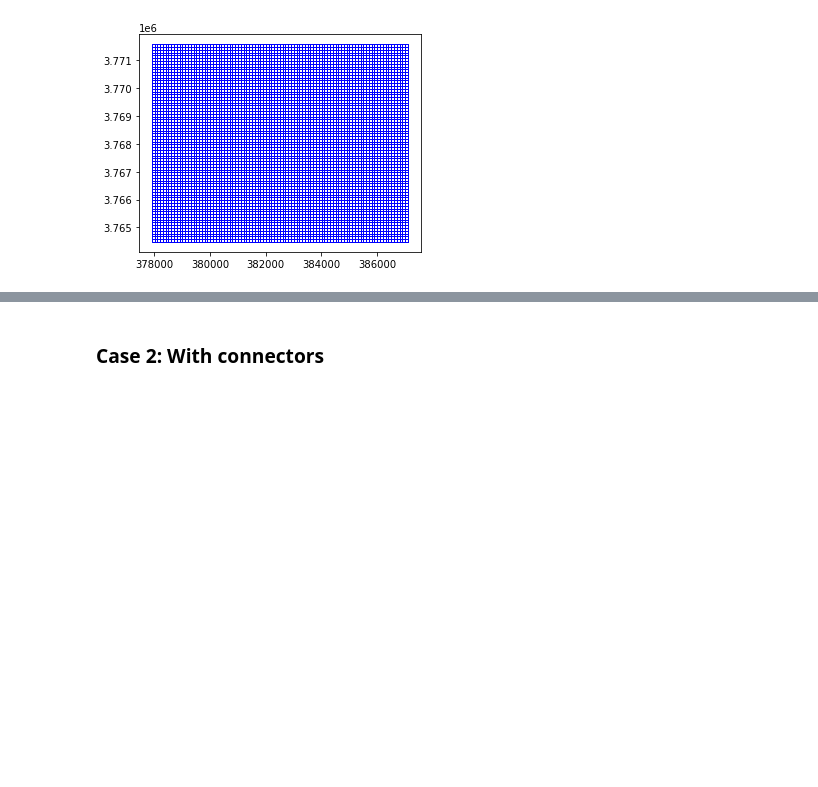
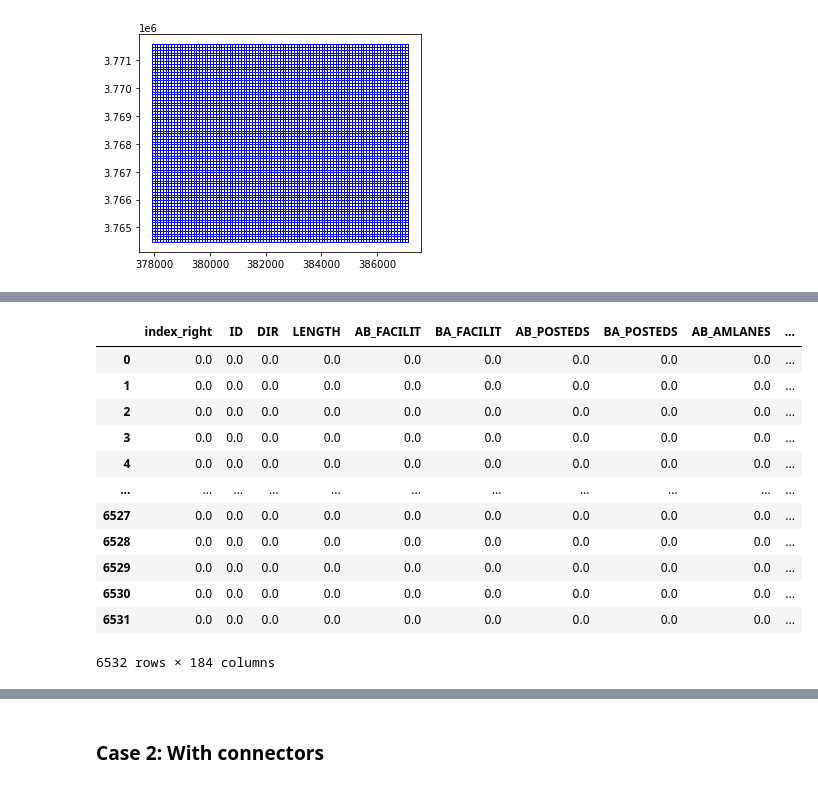
Before and after one commit to josephko91/anthropogenic-heat-la, a Jupyter notebook: traffic.ipynb, the cells around one changed output, grey strips where cells are left out. Drawn from its saved outputs; the diff is of its cells as text; code cells hidden in the pictures; blank space fills up the shorter version.

```diff
--- a/traffic.ipynb
+++ b/traffic.ipynb
@@ -307,0 +318,18 @@ grid.plot(ax=ax, facecolor="none", edgecolor='blue', alpha = 0.1)
+# %%
+grid_group = grid_merged.groupby([grid_merged.index]).sum()
+# %%
+grid_group
+# %% [output]
+|  | index_right | ID | DIR | LENGTH | AB_FACILIT | BA_FACILIT | AB_POSTEDS | BA_POSTEDS | AB_AMLANES | ... |
+| 0 | 0.0 | 0.0 | 0.0 | 0.0 | 0.0 | 0.0 | 0.0 | 0.0 | 0.0 | ... |
+| 1 | 0.0 | 0.0 | 0.0 | 0.0 | 0.0 | 0.0 | 0.0 | 0.0 | 0.0 | ... |
+| 2 | 0.0 | 0.0 | 0.0 | 0.0 | 0.0 | 0.0 | 0.0 | 0.0 | 0.0 | ... |
+| 3 | 0.0 | 0.0 | 0.0 | 0.0 | 0.0 | 0.0 | 0.0 | 0.0 | 0.0 | ... |
+| 4 | 0.0 | 0.0 | 0.0 | 0.0 | 0.0 | 0.0 | 0.0 | 0.0 | 0.0 | ... |
+| ... | ... | ... | ... | ... | ... | ... | ... | ... | ... | ... |
+| 6527 | 0.0 | 0.0 | 0.0 | 0.0 | 0.0 | 0.0 | 0.0 | 0.0 | 0.0 | ... |
+| 6528 | 0.0 | 0.0 | 0.0 | 0.0 | 0.0 | 0.0 | 0.0 | 0.0 | 0.0 | ... |
+| 6529 | 0.0 | 0.0 | 0.0 | 0.0 | 0.0 | 0.0 | 0.0 | 0.0 | 0.0 | ... |
+| 6530 | 0.0 | 0.0 | 0.0 | 0.0 | 0.0 | 0.0 | 0.0 | 0.0 | 0.0 | ... |
+| 6531 | 0.0 | 0.0 | 0.0 | 0.0 | 0.0 | 0.0 | 0.0 | 0.0 | 0.0 | ... |
+6532 rows × 184 columns
```
Also changed, not shown: parts of 5 cells of this notebook, 1 other file.
